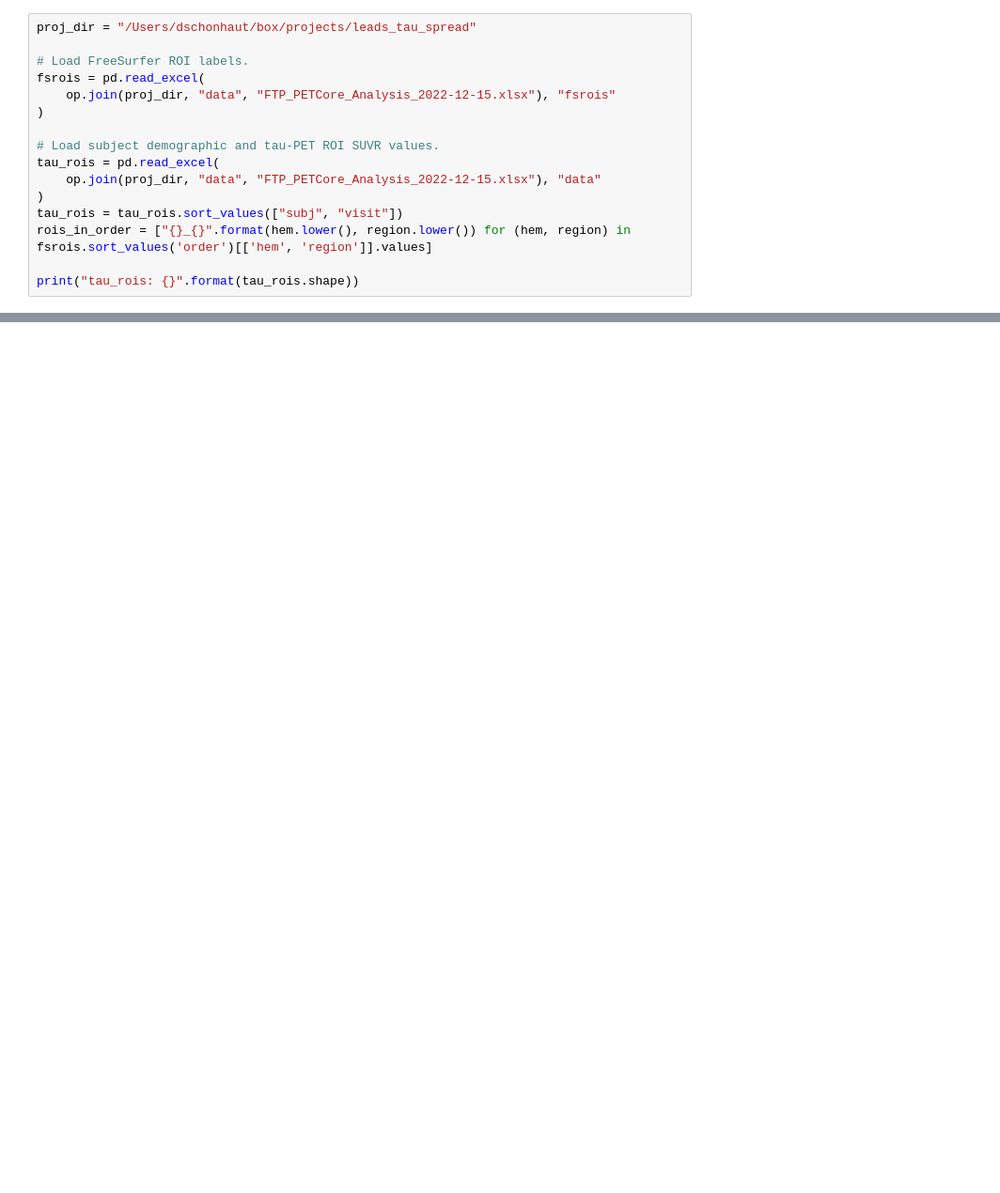
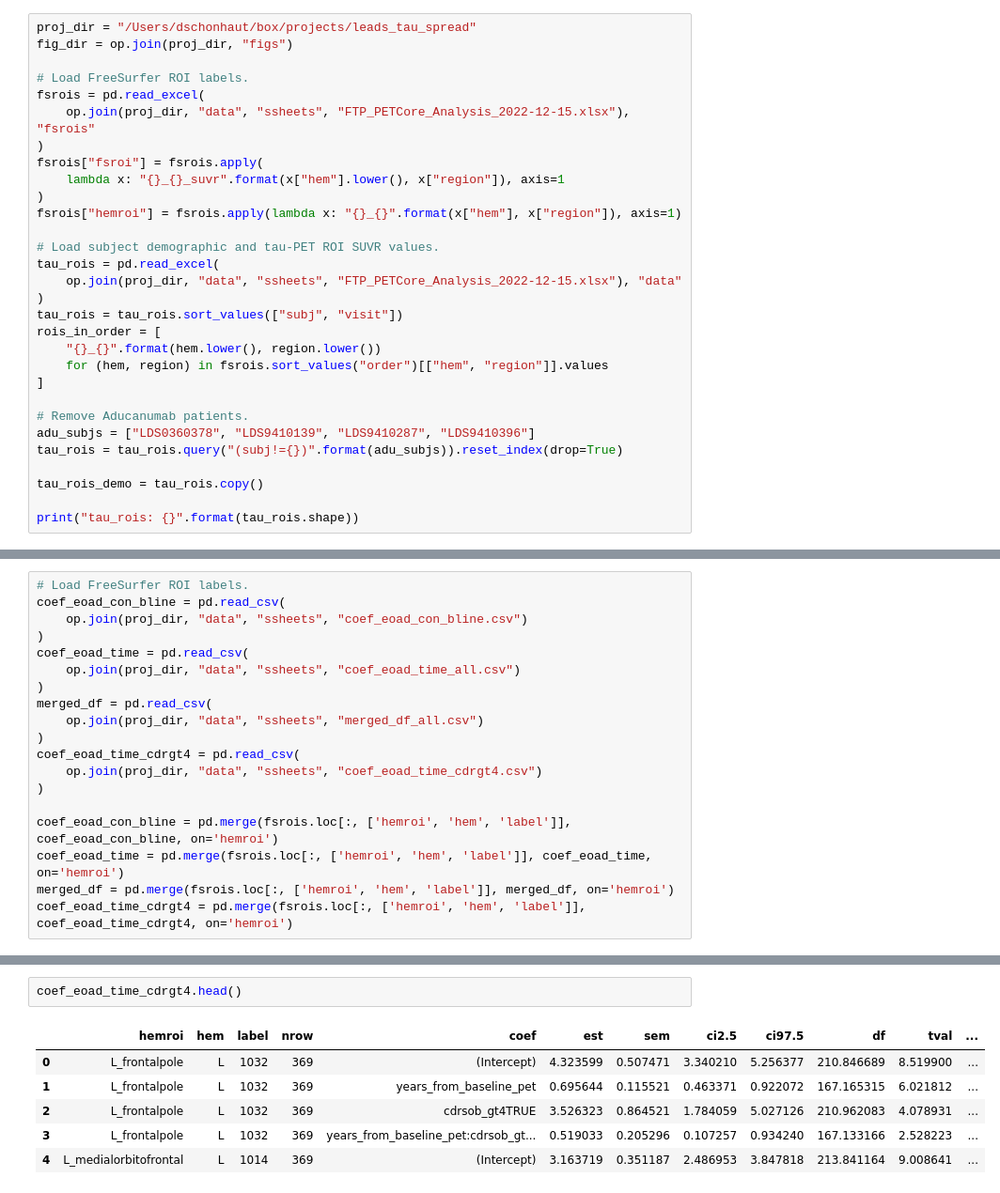
Before and after one commit to dschonhaut/leads_tau_spread, a Jupyter notebook: wscore_tau_pet_rois.ipynb, the cells around one changed output, grey strips where cells are left out. Shown at 94% size. Drawn from its saved outputs; the diff is of its cells as text; blank space fills up the shorter version.

```diff
--- a/wscore_tau_pet_rois.ipynb
+++ b/wscore_tau_pet_rois.ipynb
@@ -61,17 +84,31 @@ font = {"tick": 6, "label": 7, "title": 8}
 # %%
 proj_dir = "/Users/dschonhaut/box/projects/leads_tau_spread"
+fig_dir = op.join(proj_dir, "figs")
 
 # Load FreeSurfer ROI labels.
 fsrois = pd.read_excel(
-    op.join(proj_dir, "data", "FTP_PETCore_Analysis_2022-12-15.xlsx"), "fsrois"
+    op.join(proj_dir, "data", "ssheets", "FTP_PETCore_Analysis_2022-12-15.xlsx"), "fsrois"
 )
+fsrois["fsroi"] = fsrois.apply(
+    lambda x: "{}_{}_suvr".format(x["hem"].lower(), x["region"]), axis=1
+)
+fsrois["hemroi"] = fsrois.apply(lambda x: "{}_{}".format(x["hem"], x["region"]), axis=1)
 
 # Load subject demographic and tau-PET ROI SUVR values.
 tau_rois = pd.read_excel(
-    op.join(proj_dir, "data", "FTP_PETCore_Analysis_2022-12-15.xlsx"), "data"
+    op.join(proj_dir, "data", "ssheets", "FTP_PETCore_Analysis_2022-12-15.xlsx"), "data"
 )
 tau_rois = tau_rois.sort_values(["subj", "visit"])
-rois_in_order = ["{}_{}".format(hem.lower(), region.lower()) for (hem, region) in fsrois.sort_values('order')[['hem', 'region']].values]
+rois_in_order = [
+    "{}_{}".format(hem.lower(), region.lower())
+    for (hem, region) in fsrois.sort_values("order")[["hem", "region"]].values
+]
+
+# Remove Aducanumab patients.
+adu_subjs = ["LDS0360378", "LDS9410139", "LDS9410287", "LDS9410396"]
+tau_rois = tau_rois.query("(subj!={})".format(adu_subjs)).reset_index(drop=True)
+
+tau_rois_demo = tau_rois.copy()
 
 print("tau_rois: {}".format(tau_rois.shape))
 # %% [output]
@@ -382,0 +879,19 @@ rename_cols = {
+# %%
+# Load FreeSurfer ROI labels.
+coef_eoad_con_bline = pd.read_csv(
+    op.join(proj_dir, "data", "ssheets", "coef_eoad_con_bline.csv")
+)
+coef_eoad_time = pd.read_csv(
+    op.join(proj_dir, "data", "ssheets", "coef_eoad_time_all.csv")
+)
+merged_df = pd.read_csv(
+    op.join(proj_dir, "data", "ssheets", "merged_df_all.csv")
+)
+coef_eoad_time_cdrgt4 = pd.read_csv(
+    op.join(proj_dir, "data", "ssheets", "coef_eoad_time_cdrgt4.csv")
+)
+
+coef_eoad_con_bline = pd.merge(fsrois.loc[:, ['hemroi', 'hem', 'label']], coef_eoad_con_bline, on='hemroi')
+coef_eoad_time = pd.merge(fsrois.loc[:, ['hemroi', 'hem', 'label']], coef_eoad_time, on='hemroi')
+merged_df = pd.merge(fsrois.loc[:, ['hemroi', 'hem', 'label']], merged_df, on='hemroi')
+coef_eoad_time_cdrgt4 = pd.merge(fsrois.loc[:, ['hemroi', 'hem', 'label']], coef_eoad_time_cdrgt4, on='hemroi')
@@ -382,0 +902,9 @@ rename_cols = {
+# %%
+coef_eoad_time_cdrgt4.head()
+# %% [output]
+|  | hemroi | hem | label | nrow | coef | est | sem | ci2.5 | ci97.5 | df | tval | ... |
+| 0 | L_frontalpole | L | 1032 | 369 | (Intercept) | 4.323599 | 0.507471 | 3.340210 | 5.256377 | 210.846689 | 8.519900 | ... |
+| 1 | L_frontalpole | L | 1032 | 369 | years_from_baseline_pet | 0.695644 | 0.115521 | 0.463371 | 0.922072 | 167.165315 | 6.021812 | ... |
+| 2 | L_frontalpole | L | 1032 | 369 | cdrsob_gt4TRUE | 3.526323 | 0.864521 | 1.784059 | 5.027126 | 210.962083 | 4.078931 | ... |
+| 3 | L_frontalpole | L | 1032 | 369 | years_from_baseline_pet:cdrsob_gt... | 0.519033 | 0.205296 | 0.107257 | 0.934240 | 167.133166 | 2.528223 | ... |
+| 4 | L_medialorbitofrontal | L | 1014 | 369 | (Intercept) | 3.163719 | 0.351187 | 2.486953 | 3.847818 | 213.841164 | 9.008641 | ... |
```
Also changed, not shown: parts of 52 cells of this notebook, 6 other files.
